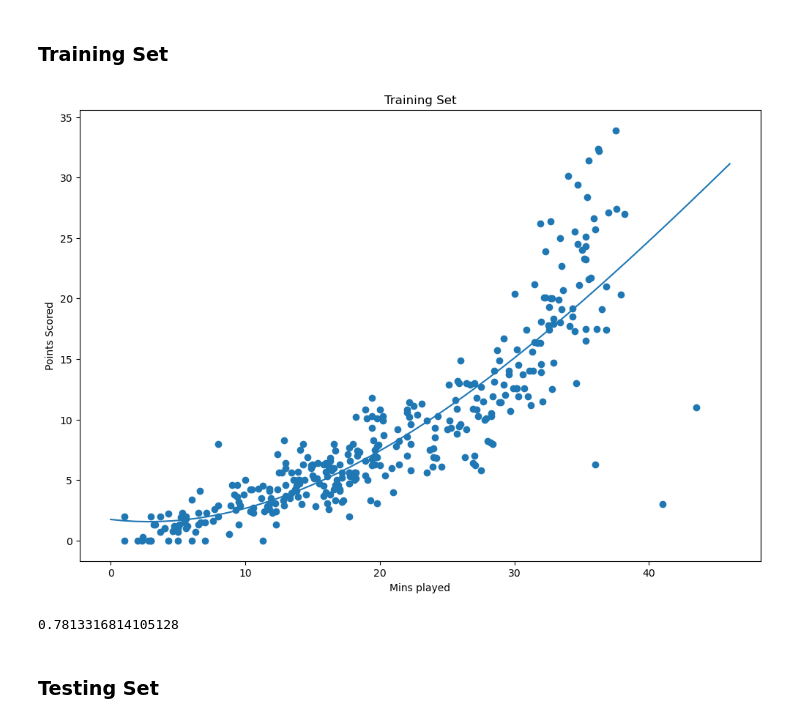
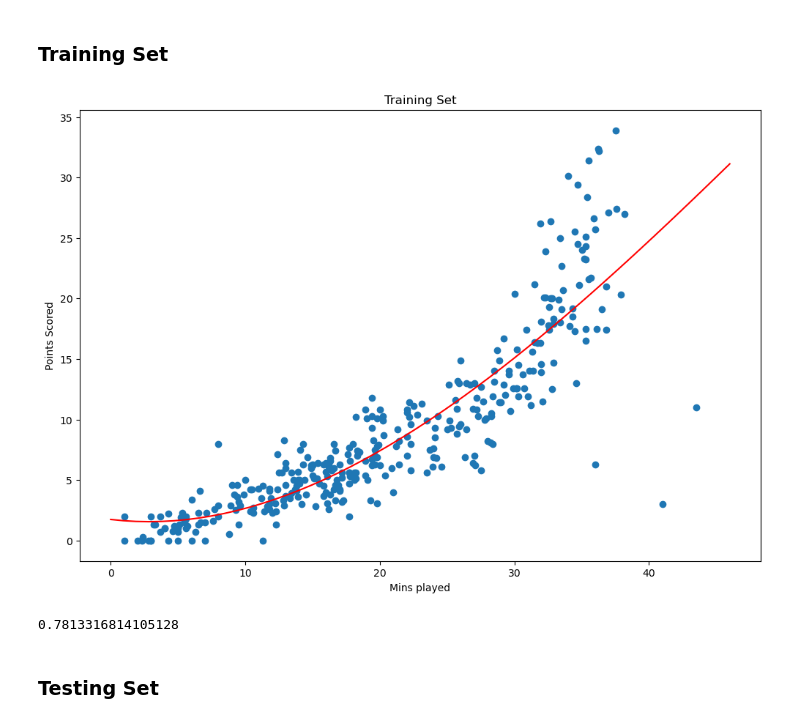
Before and after one commit to olvr446/NBAI, a Jupyter notebook: main.ipynb, the cells around one changed output. Saved outputs shown, nothing was run; the diff lists cells and outputs as text; code cells hidden in the pictures.

```diff
--- a/main.ipynb
+++ b/main.ipynb
@@ -162,17 +162,17 @@ poly_mins_train, poly_mins_test, poly_pts_train, poly_pts_test = train_test_spli
 # %%
 poly_train_model = np.poly1d(np.polyfit(poly_mins_train, poly_pts_train, 3))
 poly_train_line = np.linspace(0,46)
 
 plt.figure(figsize=(12,8))
 plt.scatter(poly_mins_train, poly_pts_train)
-plt.plot(poly_train_line, poly_train_model(poly_train_line))
+plt.plot(poly_train_line, poly_train_model(poly_train_line), color="red")
 plt.xlabel("Mins played")
 plt.ylabel("Points Scored")
 plt.title("Training Set")
 plt.show()
 print(r2_score(poly_pts_train, poly_train_model(poly_mins_train)))
 # %% [output]
-[figure, old version]
+[figure, new version]
 0.7813316814105128
 # %% [markdown]
 ### Testing Set
```
Also changed, not shown: parts of 2 cells of this notebook.
